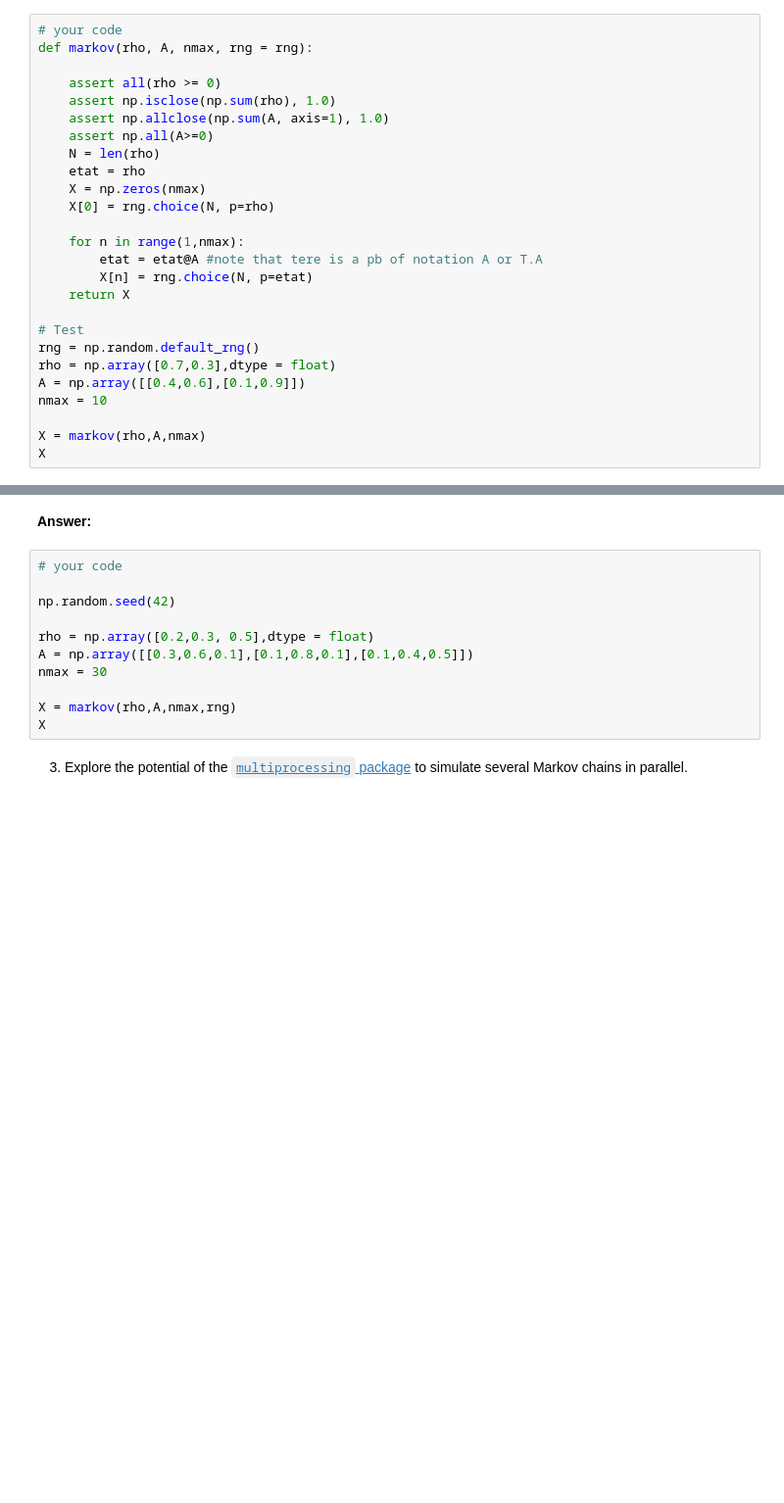
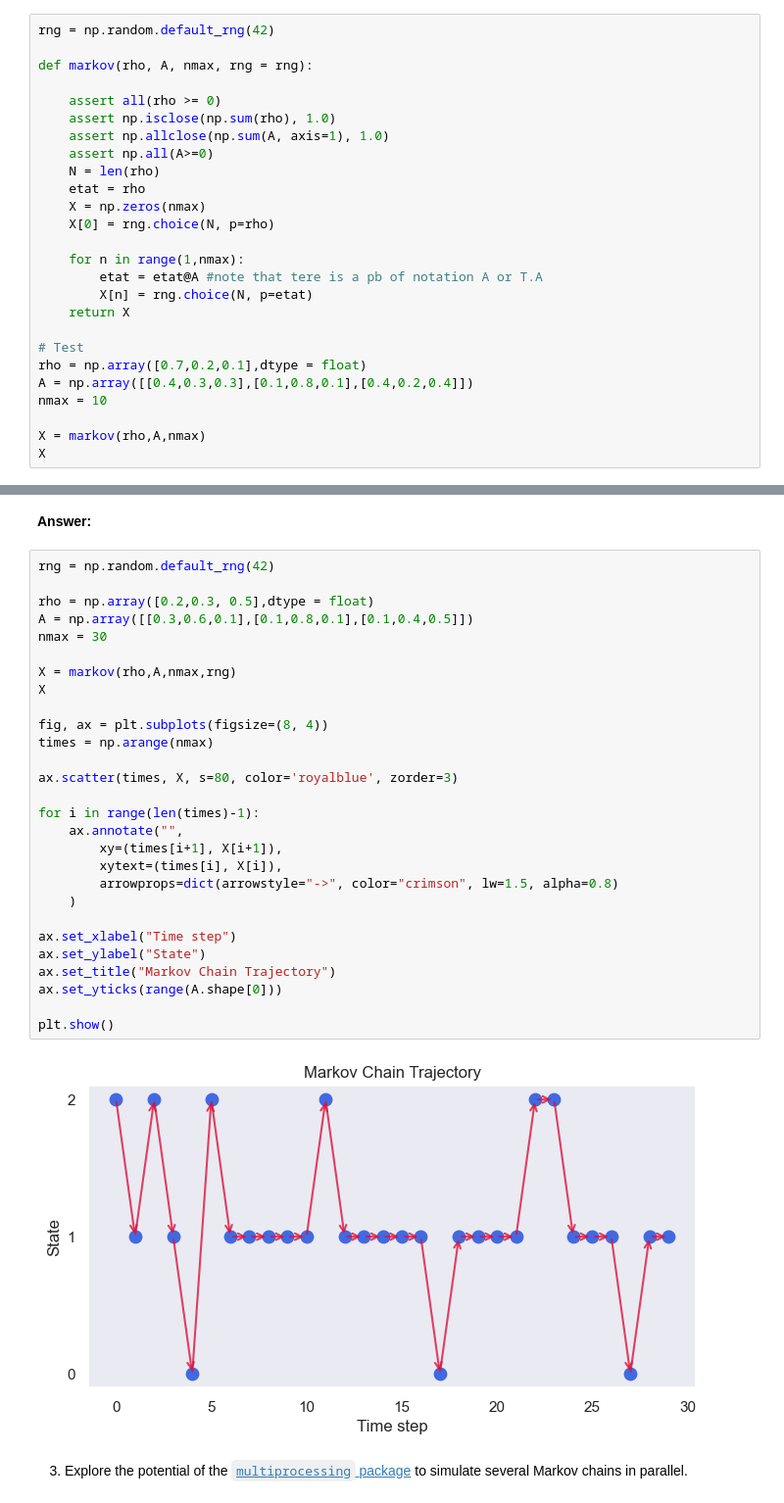
Before and after one commit to jkjky/python_sdia, a Jupyter notebook: Labs/Lab5/lab5.ipynb, the cells around one changed output, grey strips where cells are left out. Shown at 98% size. Drawn from its saved outputs; the diff is of its cells as text; blank space fills up the shorter version.

```diff
--- a/Labs/Lab5/lab5.ipynb
+++ b/Labs/Lab5/lab5.ipynb
@@ -192,7 +192,8 @@ In particular, check the input parameters `A` and `rho` make sense by adding app
 # %% [markdown]
 **Answer:**
 # %%
-# your code
+rng = np.random.default_rng(42)
+
 def markov(rho, A, nmax, rng = rng):
 
     assert all(rho >= 0)
@@ -210,9 +211,8 @@ def markov(rho, A, nmax, rng = rng):
     return X
 
 # Test
-rng = np.random.default_rng()
-rho = np.array([0.7,0.3],dtype = float)
-A = np.array([[0.4,0.6],[0.1,0.9]])
+rho = np.array([0.7,0.2,0.1],dtype = float)
+A = np.array([[0.4,0.3,0.3],[0.1,0.8,0.1],[0.4,0.2,0.4]])
 nmax = 10
 
 X = markov(rho,A,nmax)
@@ -224,16 +224,35 @@ array([0., 0., 1., 1., 1., 1., 0., 1., 1., 0.])
 # %% [markdown]
 **Answer:**
 # %%
-# your code
-
-np.random.seed(42)
+rng = np.random.default_rng(42)
 
 rho = np.array([0.2,0.3, 0.5],dtype = float)
 A = np.array([[0.3,0.6,0.1],[0.1,0.8,0.1],[0.1,0.4,0.5]])
 nmax = 30
 
 X = markov(rho,A,nmax,rng)
 X
+
+fig, ax = plt.subplots(figsize=(8, 4))
+times = np.arange(nmax)
+
+ax.scatter(times, X, s=80, color='royalblue', zorder=3)
+
+for i in range(len(times)-1):
+    ax.annotate("",
+        xy=(times[i+1], X[i+1]),
+        xytext=(times[i], X[i]),
+        arrowprops=dict(arrowstyle="->", color="crimson", lw=1.5, alpha=0.8)
+    )
+
+ax.set_xlabel("Time step")
+ax.set_ylabel("State")
+ax.set_title("Markov Chain Trajectory")
+ax.set_yticks(range(A.shape[0]))
+
+plt.show()
+# %% [output]
+[figure, added]
 # %% [markdown]
 3. Explore the potential of the [`multiprocessing` package](https://docs.python.org/3/library/multiprocessing.html) to simulate several Markov chains in parallel.
 # %% [markdown]
```
Also changed, not shown: parts of 2 cells of this notebook, 2 other files.
